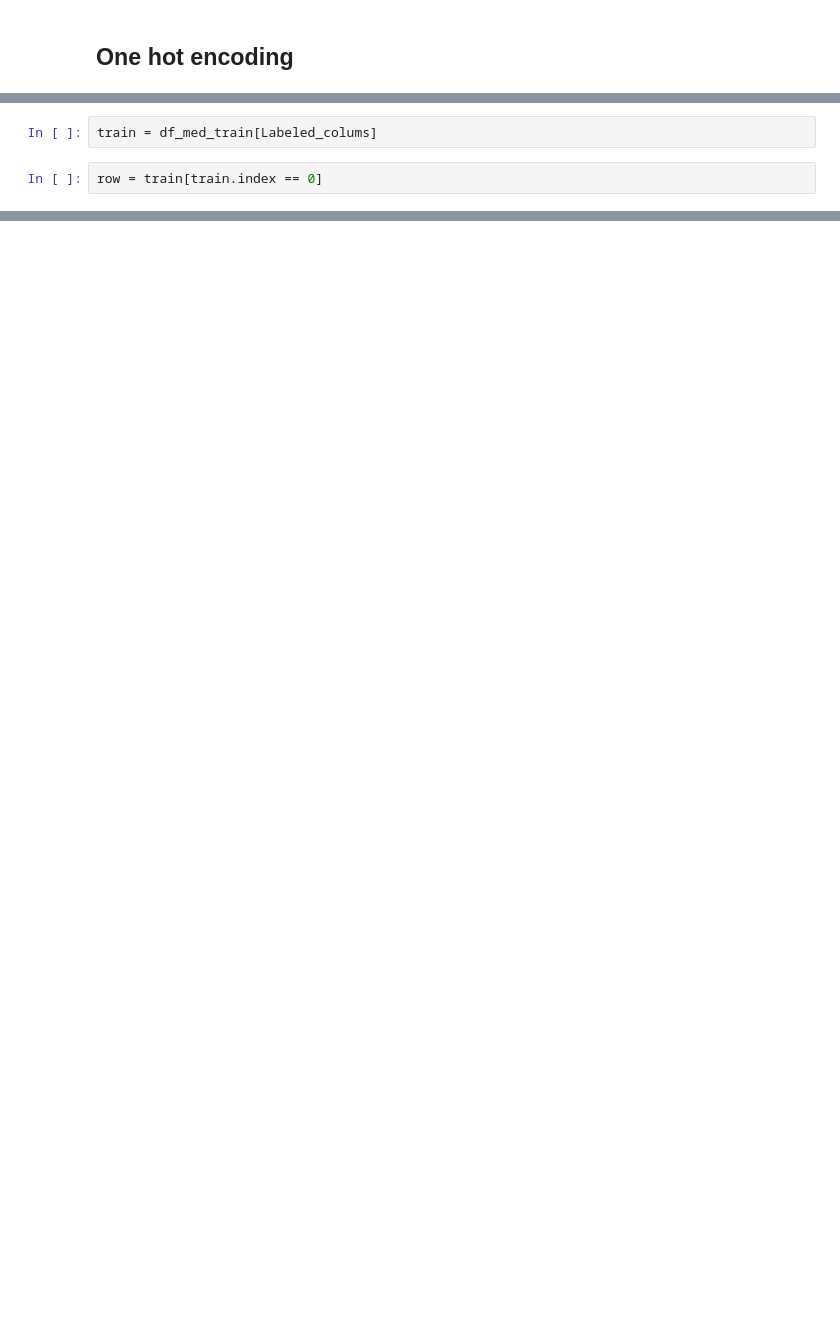
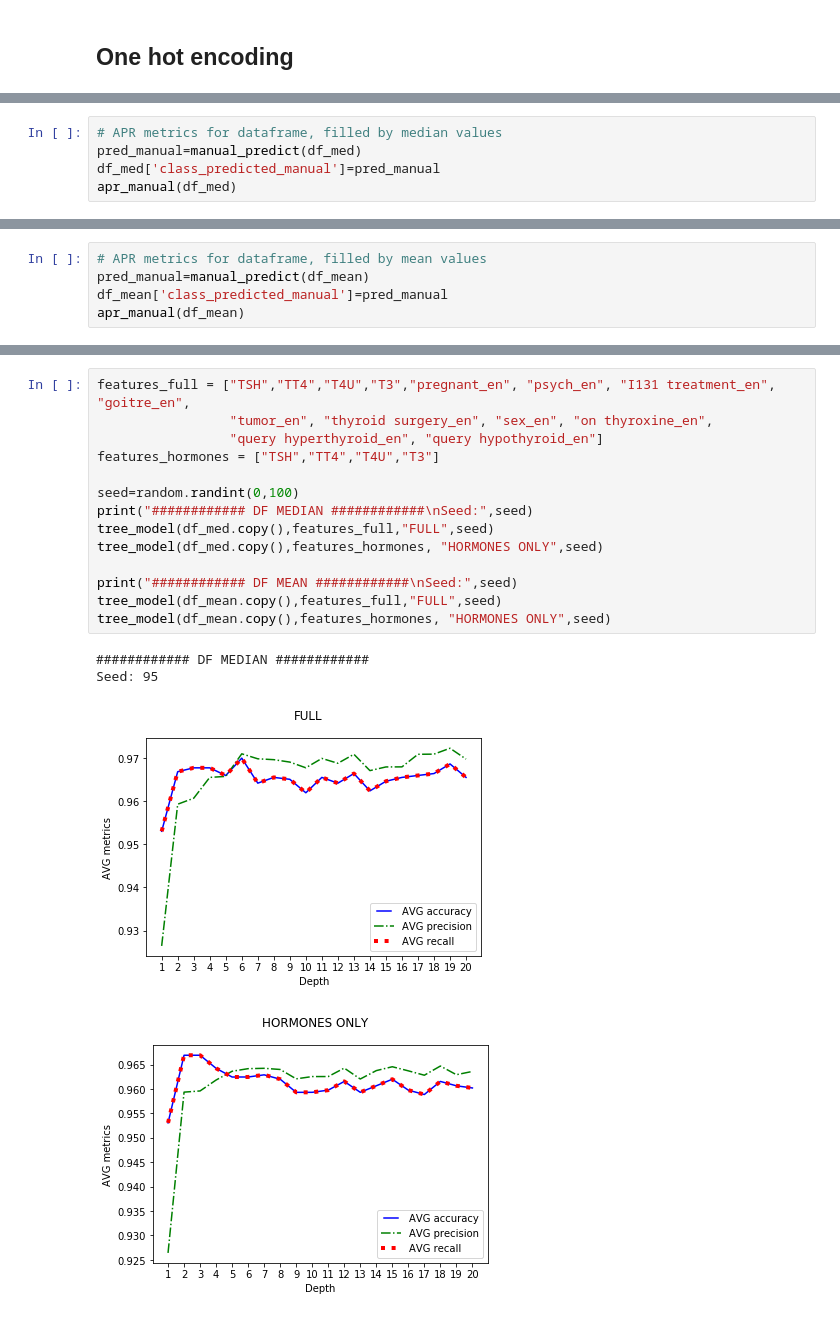
Before and after one commit to PavolGrofcik/INANU, a Jupyter notebook: Decision Trees ML Final.ipynb, the cells around one changed output, grey strips where cells are left out. Drawn from its saved outputs; the diff is of its cells as text; blank space fills up the shorter version.

```diff
--- a/Decision Trees ML Final.ipynb
+++ b/Decision Trees ML Final.ipynb
@@ -400,4 +343,0 @@ test = df_med_train[df_med_train.index == 0] # We select row with index 0 (sick
-# %%
-train = df_med_train[Labeled_colums]
-# %%
-row = train[train.index == 0]
@@ -426,0 +418,5 @@ ModuleNotFoundError: No module named 'graphviz'
+# %%
+# APR metrics for dataframe, filled by median values
+pred_manual=manual_predict(df_med)
+df_med['class_predicted_manual']=pred_manual
+apr_manual(df_med)
@@ -426,0 +426,5 @@ ModuleNotFoundError: No module named 'graphviz'
+# %%
+# APR metrics for dataframe, filled by mean values
+pred_manual=manual_predict(df_mean)
+df_mean['class_predicted_manual']=pred_manual
+apr_manual(df_mean)
@@ -426,0 +513,19 @@ ModuleNotFoundError: No module named 'graphviz'
+# %%
+features_full = ["TSH","TT4","T4U","T3","pregnant_en", "psych_en", "I131 treatment_en", "goitre_en",
+                 "tumor_en", "thyroid surgery_en", "sex_en", "on thyroxine_en",
+                 "query hyperthyroid_en", "query hypothyroid_en"]
+features_hormones = ["TSH","TT4","T4U","T3"]
+
+seed=random.randint(0,100)
+print("############ DF MEDIAN ############\nSeed:",seed)
+tree_model(df_med.copy(),features_full,"FULL",seed)
+tree_model(df_med.copy(),features_hormones, "HORMONES ONLY",seed)
+
+print("############ DF MEAN ############\nSeed:",seed)
+tree_model(df_mean.copy(),features_full,"FULL",seed)
+tree_model(df_mean.copy(),features_hormones, "HORMONES ONLY",seed)
+# %% [output]
+############ DF MEDIAN ############
+Seed: 95
+[figure, added]
+[figure, added]
```
Also changed, not shown: parts of 74 cells of this notebook, 8 other files.
